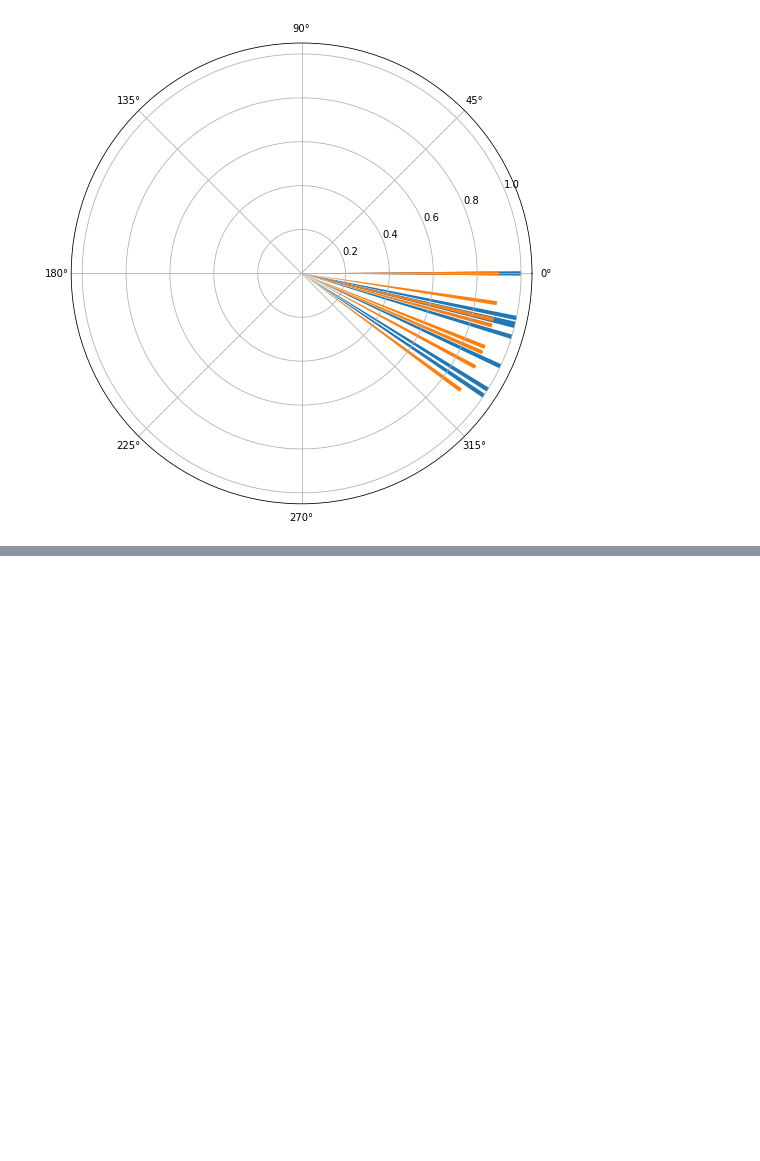
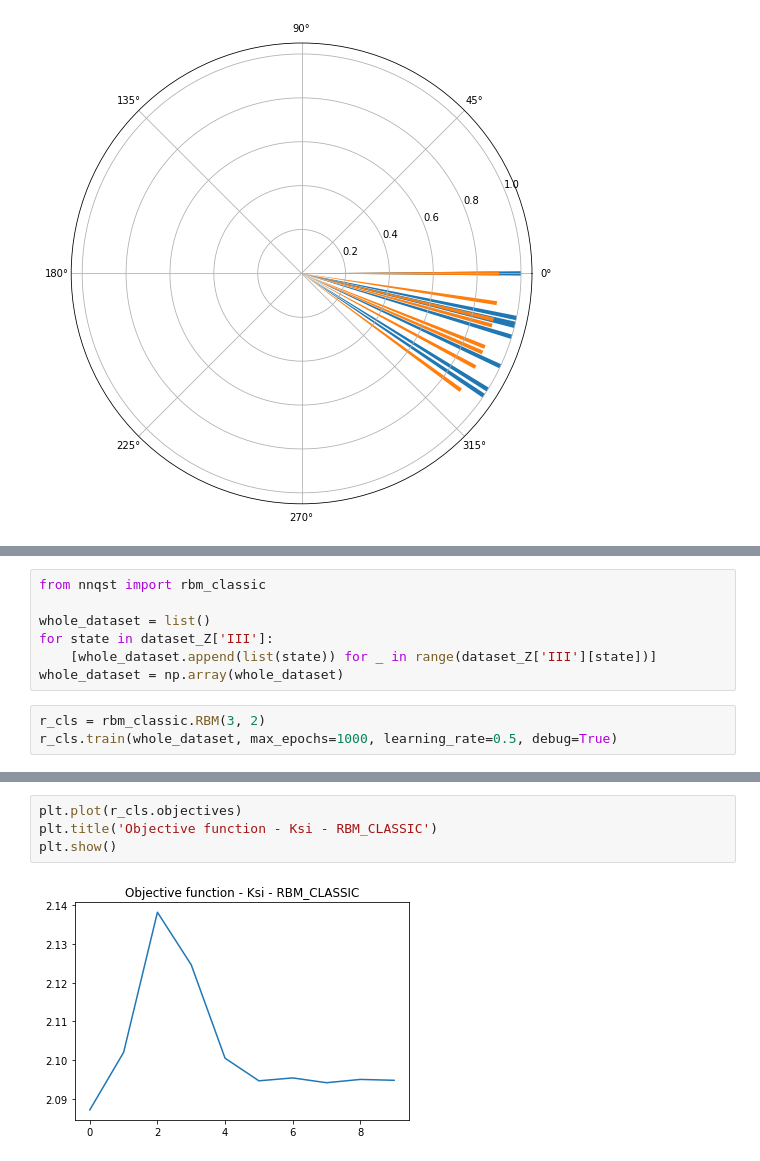
Before and after one commit to RQC-QApp/NNQST, a Jupyter notebook: dev.ipynb, the cells around one changed output, grey strips where cells are left out. Drawn from its saved outputs; the diff is of its cells as text; blank space fills up the shorter version.

Commit message:
Add classic rbm

```diff
--- a/main_karazeev.ipynb
+++ b/dev.ipynb
@@ -188,0 +188,10 @@ plt.show()
+# %%
+from nnqst import rbm_classic
+
+whole_dataset = list()
+for state in dataset_Z['III']:
+    [whole_dataset.append(list(state)) for _ in range(dataset_Z['III'][state])]
+whole_dataset = np.array(whole_dataset)
+# %%
+r_cls = rbm_classic.RBM(3, 2)
+r_cls.train(whole_dataset, max_epochs=1000, learning_rate=0.5, debug=True)
@@ -188,0 +209,6 @@ plt.show()
+# %%
+plt.plot(r_cls.objectives)
+plt.title('Objective function - Ksi - RBM_CLASSIC')
+plt.show()
+# %% [output]
+[figure, added]
```
Also changed, not shown: parts of 7 cells of this notebook, 2 other files.
